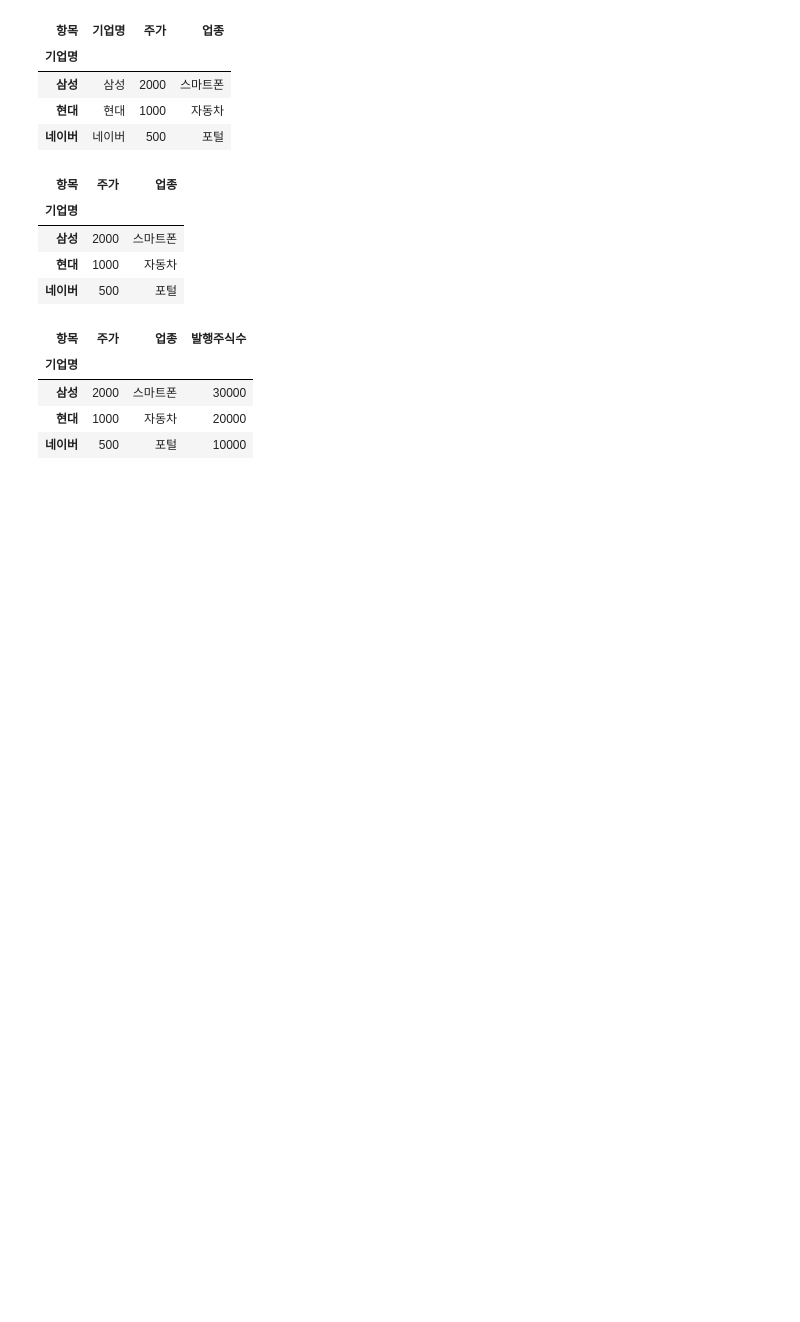
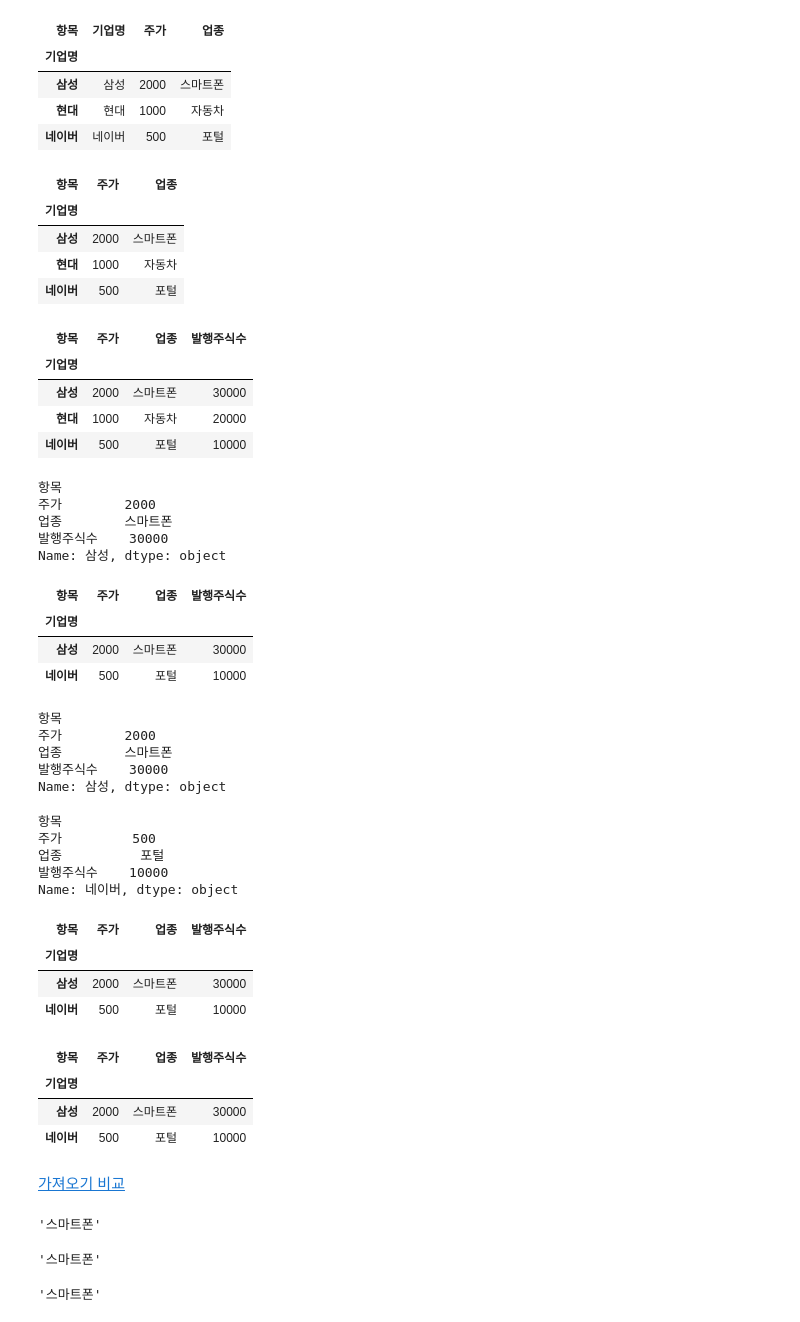
Before and after one commit to CraftyDragon678/study-bigdata, a Jupyter notebook: 20_Pandas/03_DataFrame.ipynb, the cells around one changed output. Cells and saved outputs as stored; diff of their text form; code cells hidden in the pictures; blank space fills up the shorter version.

```diff
--- a/20_Pandas/03_DataFrame.ipynb
+++ b/20_Pandas/03_DataFrame.ipynb
@@ -242,3 +242,13 @@ df
 | 삼성 | 2000 | 스마트폰 | 30000 |
 | 현대 | 1000 | 자동차 | 20000 |
 | 네이버 | 500 | 포털 | 10000 |
+# %%
+# 행 인덱싱
+# 1. loc (label location) : 인덱스 라벨을 통해서 인덱싱
+df.loc['삼성']
+# %% [output]
+항목
+주가        2000
+업종        스마트폰
+발행주식수    30000
+Name: 삼성, dtype: object
@@ -244,0 +257,40 @@ df
+# %%
+df.loc[['삼성', '네이버']]
+# %% [output]
+| 항목 | 주가 | 업종 | 발행주식수 |
+| 기업명 |  |  |  |
+| 삼성 | 2000 | 스마트폰 | 30000 |
+| 네이버 | 500 | 포털 | 10000 |
+# %%
+# 2. iloc (integer location) : 0인덱스를 사용해서 인덱싱
+df.iloc[0]
+# %% [output]
+항목
+주가        2000
+업종        스마트폰
+발행주식수    30000
+Name: 삼성, dtype: object
+# %%
+df.iloc[-1]
+# %% [output]
+항목
+주가         500
+업종          포털
+발행주식수    10000
+Name: 네이버, dtype: object
+# %%
+df.iloc[[0, -1]]
+# %% [output]
+| 항목 | 주가 | 업종 | 발행주식수 |
+| 기업명 |  |  |  |
+| 삼성 | 2000 | 스마트폰 | 30000 |
+| 네이버 | 500 | 포털 | 10000 |
+# %%
+df.iloc[::2]
+# %% [output]
+| 항목 | 주가 | 업종 | 발행주식수 |
+| 기업명 |  |  |  |
+| 삼성 | 2000 | 스마트폰 | 30000 |
+| 네이버 | 500 | 포털 | 10000 |
+# %% [markdown]
+[가져오기 비교](https://pandas.pydata.org/pandas-docs/stable/user_guide/indexing.html#returning-a-view-versus-a-copy)
@@ -244,0 +300,13 @@ df
+# %%
+# 행 데이터 -> 열 데이터
+df.loc['삼성']['업종']
+# %% [output]
+'스마트폰'
+# %%
+df.loc['삼성', '업종']
+# %% [output]
+'스마트폰'
+# %%
+df.iloc[0, 1]
+# %% [output]
+'스마트폰'
```
Also changed, not shown: parts of 25 cells of this notebook.
